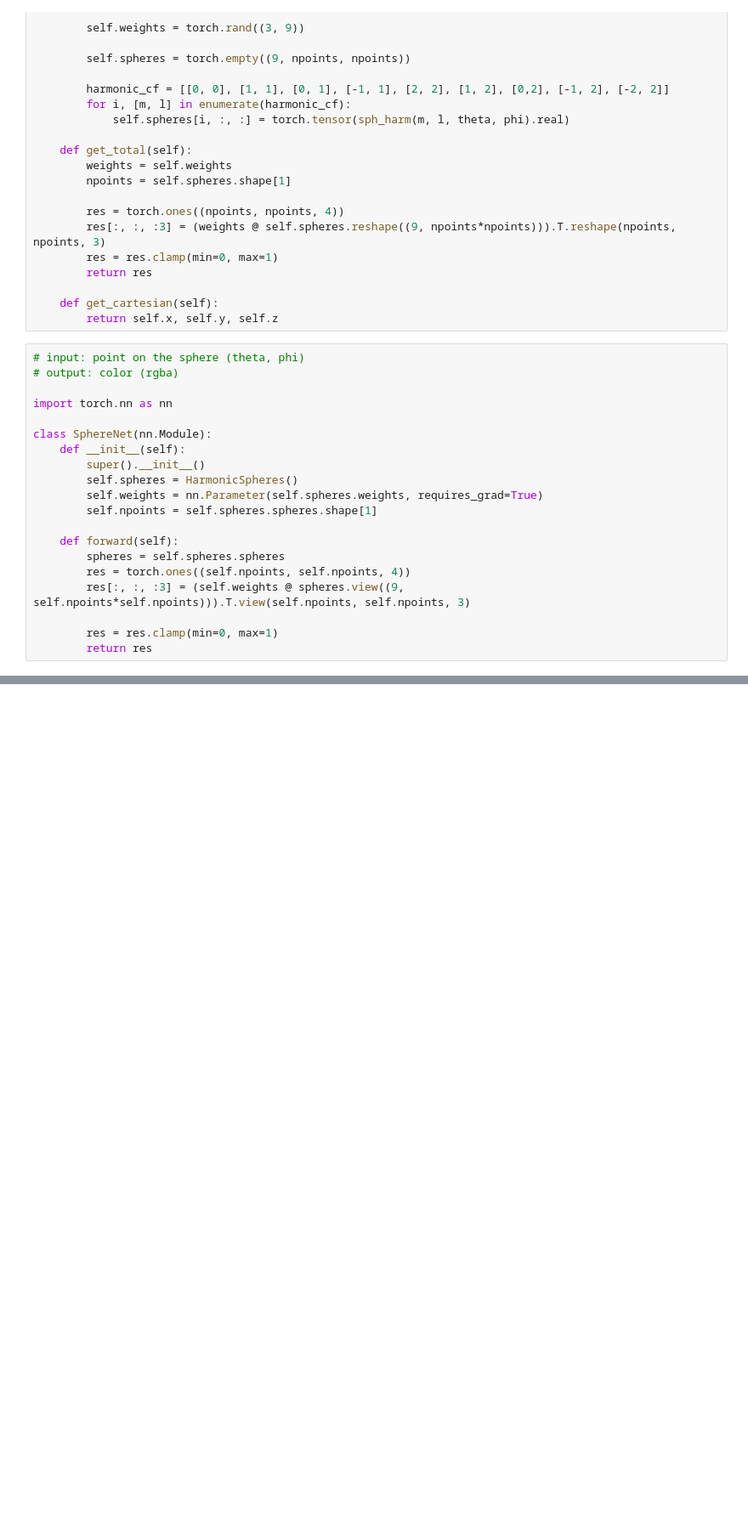
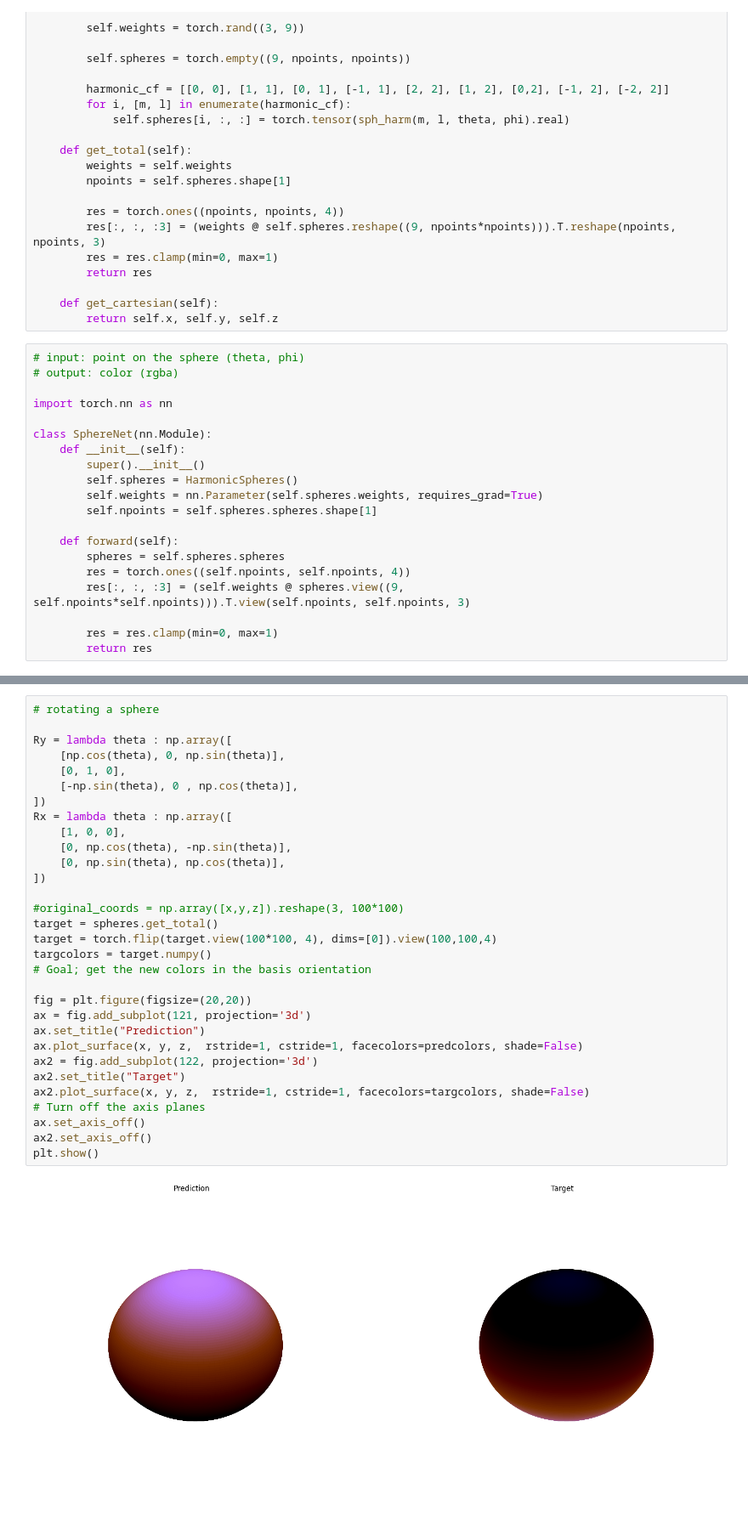
Before and after one commit to pietertolsma/LearnTorch, a Jupyter notebook: 03. Intermediate/02. Harmonics/spherical.ipynb, the cells around one changed output, grey strips where cells are left out. Shown at 85% size. Saved outputs shown, nothing was run; the diff lists cells and outputs as text; blank space fills up the shorter version.

```diff
--- a/03. Intermediate/02. Harmonics/spherical.ipynb
+++ b/03. Intermediate/02. Harmonics/spherical.ipynb
@@ -131,0 +138,33 @@ plt.show()
+# %%
+# rotating a sphere
+
+Ry = lambda theta : np.array([
+    [np.cos(theta), 0, np.sin(theta)],
+    [0, 1, 0],
+    [-np.sin(theta), 0 , np.cos(theta)],
+])
+Rx = lambda theta : np.array([
+    [1, 0, 0],
+    [0, np.cos(theta), -np.sin(theta)],
+    [0, np.sin(theta), np.cos(theta)],
+])
+
+#original_coords = np.array([x,y,z]).reshape(3, 100*100)
+target = spheres.get_total()
+target = torch.flip(target.view(100*100, 4), dims=[0]).view(100,100,4)
+targcolors = target.numpy()
+# Goal; get the new colors in the basis orientation
+
+fig = plt.figure(figsize=(20,20))
+ax = fig.add_subplot(121, projection='3d')
+ax.set_title("Prediction")
+ax.plot_surface(x, y, z,  rstride=1, cstride=1, facecolors=predcolors, shade=False)
+ax2 = fig.add_subplot(122, projection='3d')
+ax2.set_title("Target")
+ax2.plot_surface(x, y, z,  rstride=1, cstride=1, facecolors=targcolors, shade=False)
+# Turn off the axis planes
+ax.set_axis_off()
+ax2.set_axis_off()
+plt.show()
+# %% [output]
+[figure, added]
```
Also changed, not shown: parts of 6 cells of this notebook.
